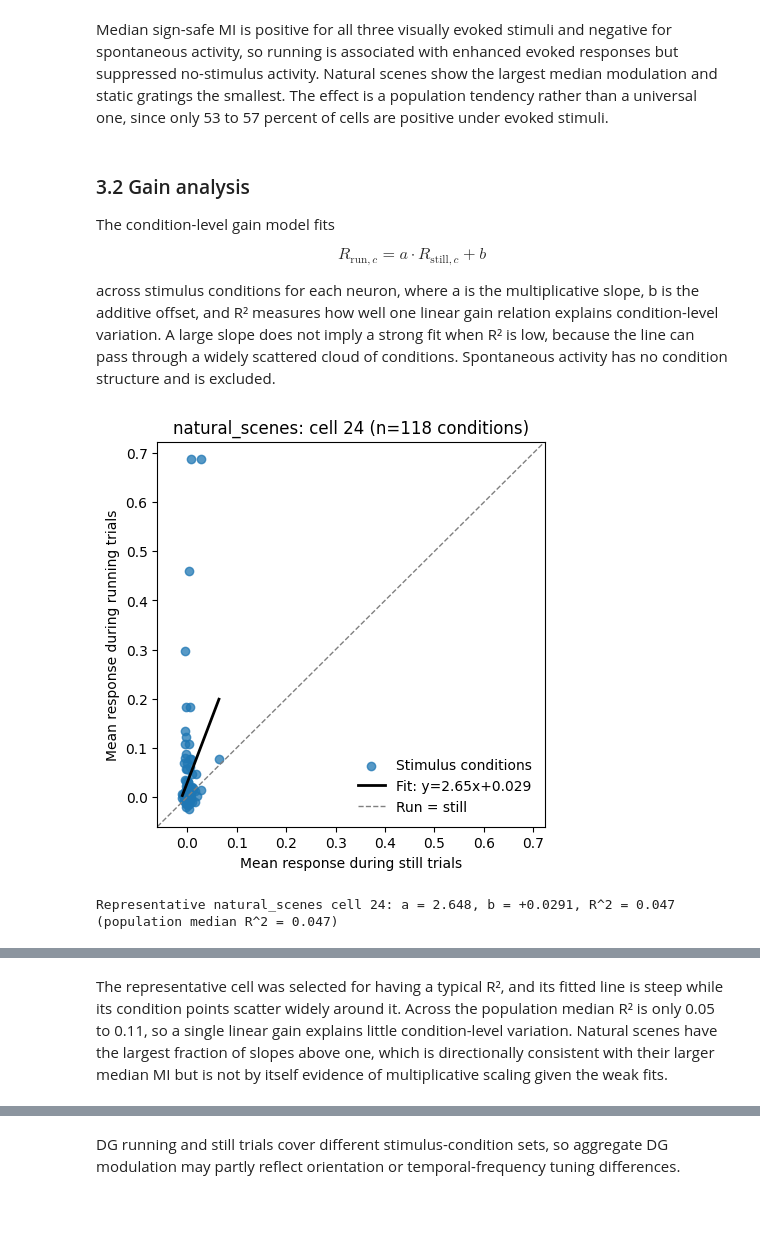
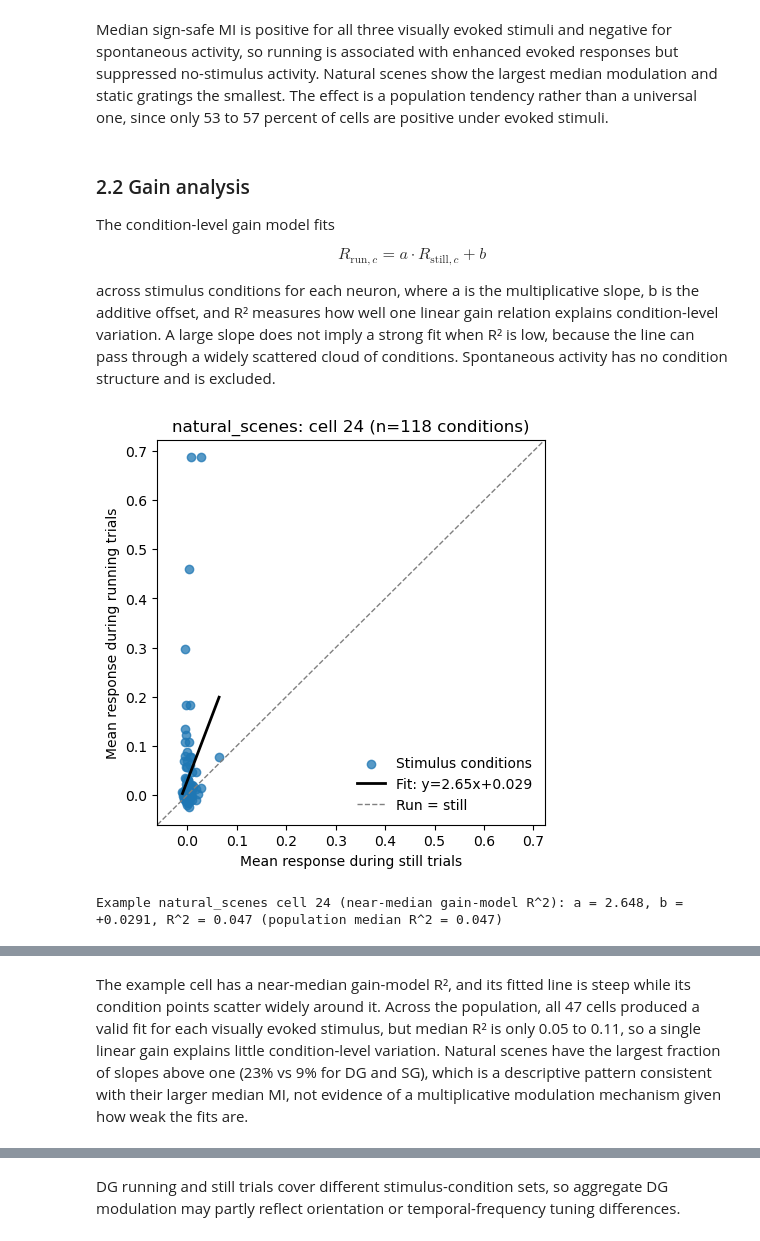
Before and after one commit to ZhidongZhang96/NDS-V1-RunningNaturalMod, a Jupyter notebook: visual_coding_B.ipynb, the cells around one changed output, grey strips where cells are left out. Cells and saved outputs as stored; diff of their text form; code cells hidden in the pictures; blank space fills up the shorter version.

```diff
--- a/visual_coding_B.ipynb
+++ b/visual_coding_B.ipynb
@@ -16,24 +16,12 @@ from utils import (
     run_binary_modulation_analysis,
     summarize_binary_modulation_runs,
     summarize_gain_model,
-    summarize_mi_versions,
-    compute_sign_safe_mi,
     compare_gratings_vs_natural,
-    compare_gratings_vs_natural_signsafe,
-    validate_signsafe_mi_against_metadata,
-    get_negative_response_cells,
-    extract_negative_trial_traces,
-    run_negative_trace_pca,
-    plot_condition_gain_example,
+    validate_mi_against_metadata,
+    plot_metric_comparison,
     plot_grating_natural_paired_scatter,
     plot_metadata_validation,
-    plot_negative_trace_examples,
-    plot_negative_trace_pca_scores,
-    plot_negative_trace_pcs,
 )
-
-DENOM_THRESHOLD = 1e-3   # historical raw-MI filter, diagnostic only
-EPSILON = 1e-12          # sign-safe MI denominator constant
 
 data = load_data("data")
 
@@ -50,6 +38,7 @@ results = run_binary_modulation_analysis(
     run_threshold=3.0,
     still_threshold=0.5,
     min_trials_per_state=2,
+    min_gain_conditions=3,
 )
 print("Matched cells:", len(data["matched_cell_ids"]))
 # %% [output]
@@ -304,7 +130,7 @@ mi_safe_table
 # %% [markdown]
 Median sign-safe MI is positive for all three visually evoked stimuli and negative for spontaneous activity, so running is associated with enhanced evoked responses but suppressed no-stimulus activity. Natural scenes show the largest median modulation and static gratings the smallest. The effect is a population tendency rather than a universal one, since only 53 to 57 percent of cells are positive under evoked stimuli.
 # %% [markdown]
-### 3.2 Gain analysis
+### 2.2 Gain analysis
 
 The condition-level gain model fits
 
@@ -316,26 +142,26 @@ across stimulus conditions for each neuron, where a is the multiplicative slope,
 # %%
 stimulus = "natural_scenes"
 analysis = results[stimulus]
 
-eligible_cells = np.where(analysis.n_gain_conditions >= 10)[0]
-population_median_r2 = np.nanmedian(analysis.gain_r2[np.isfinite(analysis.gain_r2)])
-representative_cell = int(
+eligible_cells = np.where(analysis.gain_valid & (analysis.n_gain_conditions >= 10))[0]
+population_median_r2 = np.nanmedian(analysis.gain_r2[analysis.gain_valid])
+example_cell = int(
     eligible_cells[np.nanargmin(np.abs(analysis.gain_r2[eligible_cells] - population_median_r2))]
 )
 
-plot_condition_gain_example(analysis, representative_cell)
+analysis.plot_scatter(cell=example_cell)
 plt.show()
 
 print(
-    f"Representative {stimulus} cell {representative_cell}: "
-    f"a = {analysis.gain_a[representative_cell]:.3f}, "
-    f"b = {analysis.gain_b[representative_cell]:+.4f}, "
-    f"R^2 = {analysis.gain_r2[representative_cell]:.3f} "
+    f"Example {stimulus} cell {example_cell} (near-median gain-model R^2): "
+    f"a = {analysis.gain_a[example_cell]:.3f}, "
+    f"b = {analysis.gain_b[example_cell]:+.4f}, "
+    f"R^2 = {analysis.gain_r2[example_cell]:.3f} "
     f"(population median R^2 = {population_median_r2:.3f})"
 )
 # %% [output]
-[figure, old version]
+[figure, new version]
-Representative natural_scenes cell 24: a = 2.648, b = +0.0291, R^2 = 0.047 (population median R^2 = 0.047)
+Example natural_scenes cell 24 (near-median gain-model R^2): a = 2.648, b = +0.0291, R^2 = 0.047 (population median R^2 = 0.047)
 # %%
 summarize_gain_model(results)
 # %% [output]
@@ -344,5 +170,5 @@ summarize_gain_model(results)
 | 1 | static_gratings | 47 | 0.273037 | 0.002341 | 0.053763 | 120.0 | ... |
 | 2 | natural_scenes | 47 | 0.452296 | 0.009118 | 0.047038 | 118.0 | ... |
 # %% [markdown]
-The representative cell was selected for having a typical R², and its fitted line is steep while its condition points scatter widely around it. Across the population median R² is only 0.05 to 0.11, so a single linear gain explains little condition-level variation. Natural scenes have the largest fraction of slopes above one, which is directionally consistent with their larger median MI but is not by itself evidence of multiplicative scaling given the weak fits.
+The example cell has a near-median gain-model R², and its fitted line is steep while its condition points scatter widely around it. Across the population, all 47 cells produced a valid fit for each visually evoked stimulus, but median R² is only 0.05 to 0.11, so a single linear gain explains little condition-level variation. Natural scenes have the largest fraction of slopes above one (23% vs 9% for DG and SG), which is a descriptive pattern consistent with their larger median MI, not evidence of a multiplicative modulation mechanism given how weak the fits are.
 # %% [markdown]
```
Also changed, not shown: parts of 29 cells of this notebook, 3 other files.
